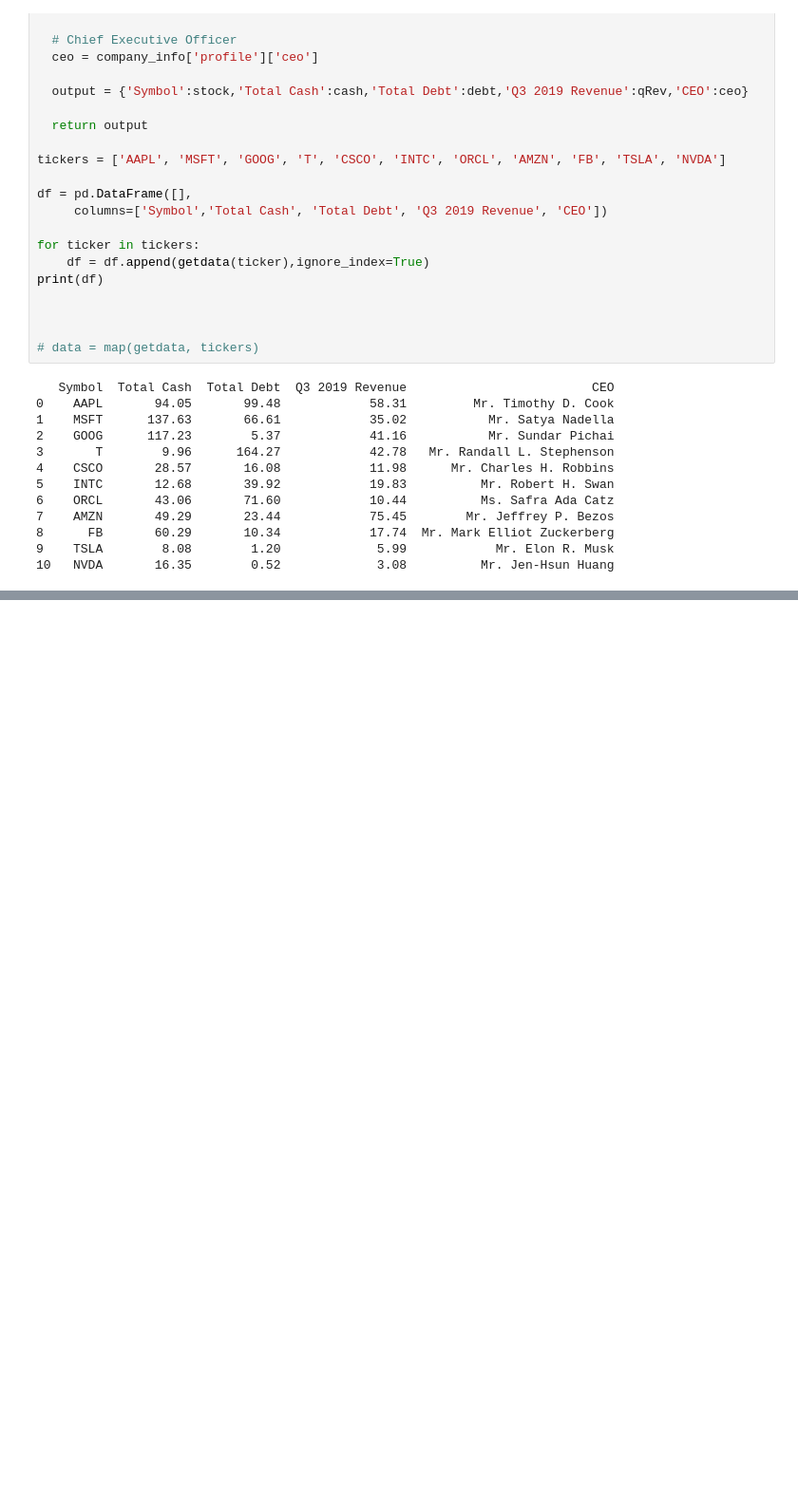
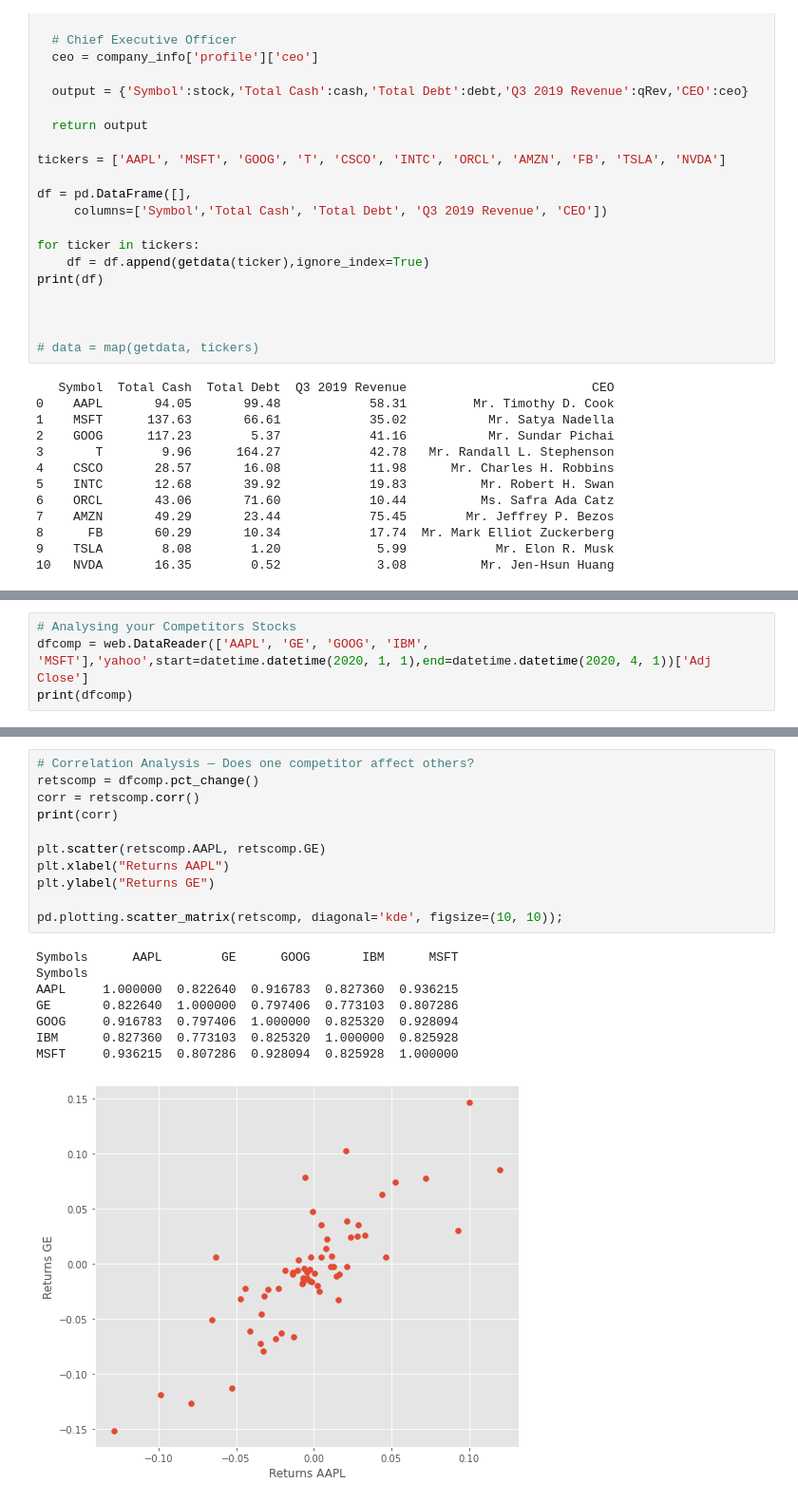
Before and after one commit to hernandosalas/Code, a Jupyter notebook: Machine Learning/Portfolio_Research_With_Python.ipynb, the cells around one changed output, grey strips where cells are left out. Shown at 95% size. Cells and saved outputs as stored; diff of their text form; blank space fills up the shorter version.

```diff
--- a/Machine Learning/Portfolio_Research_With_Python.ipynb
+++ b/Machine Learning/Portfolio_Research_With_Python.ipynb
@@ -67,0 +132,4 @@ print(df)
+# %%
+# Analysing your Competitors Stocks
+dfcomp = web.DataReader(['AAPL', 'GE', 'GOOG', 'IBM', 'MSFT'],'yahoo',start=datetime.datetime(2020, 1, 1),end=datetime.datetime(2020, 4, 1))['Adj Close']
+print(dfcomp)
@@ -67,0 +152,20 @@ print(df)
+# %%
+# Correlation Analysis — Does one competitor affect others?
+retscomp = dfcomp.pct_change()
+corr = retscomp.corr()
+print(corr)
+
+plt.scatter(retscomp.AAPL, retscomp.GE)
+plt.xlabel("Returns AAPL")
+plt.ylabel("Returns GE")
+
+pd.plotting.scatter_matrix(retscomp, diagonal='kde', figsize=(10, 10));
+# %% [output]
+Symbols      AAPL        GE      GOOG       IBM      MSFT
+Symbols
+AAPL     1.000000  0.822640  0.916783  0.827360  0.936215
+GE       0.822640  1.000000  0.797406  0.773103  0.807286
+GOOG     0.916783  0.797406  1.000000  0.825320  0.928094
+IBM      0.827360  0.773103  0.825320  1.000000  0.825928
+MSFT     0.936215  0.807286  0.928094  0.825928  1.000000
+[figure, added]
```
Also changed, not shown: parts of 8 cells of this notebook.
